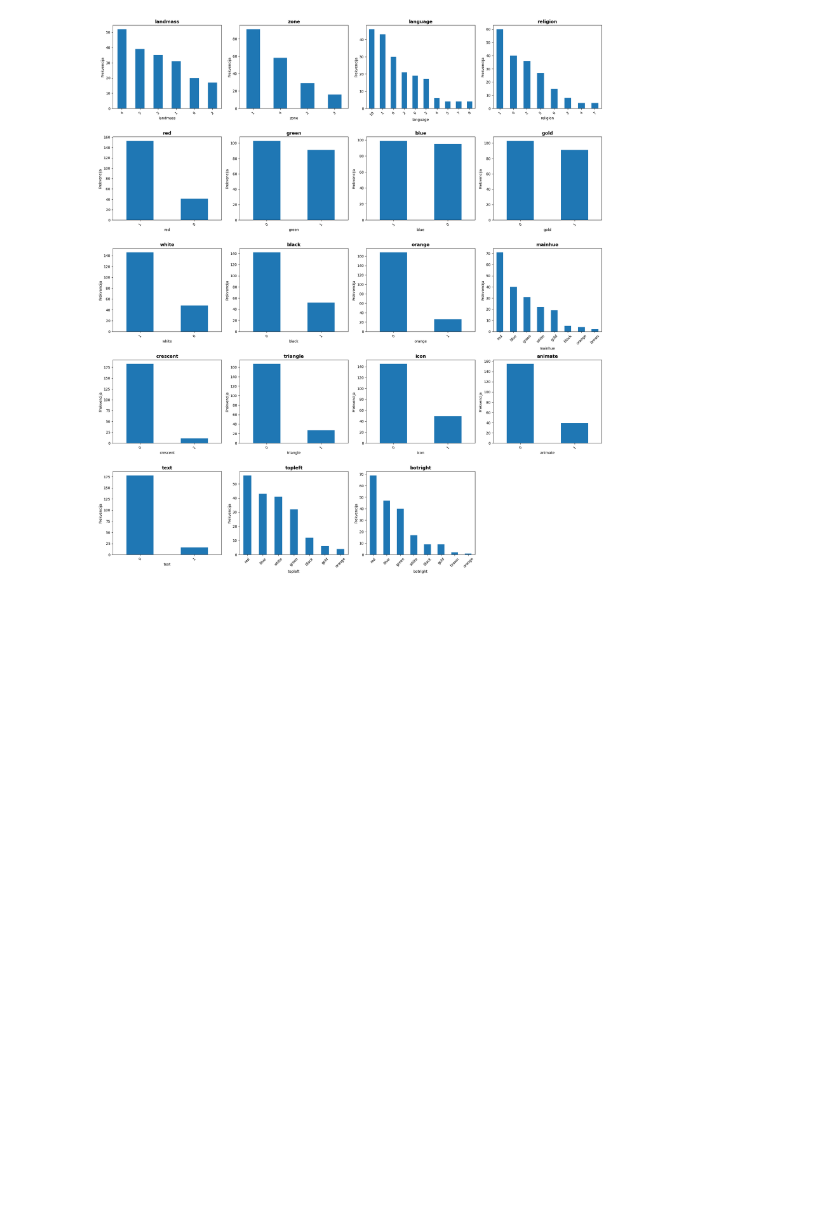
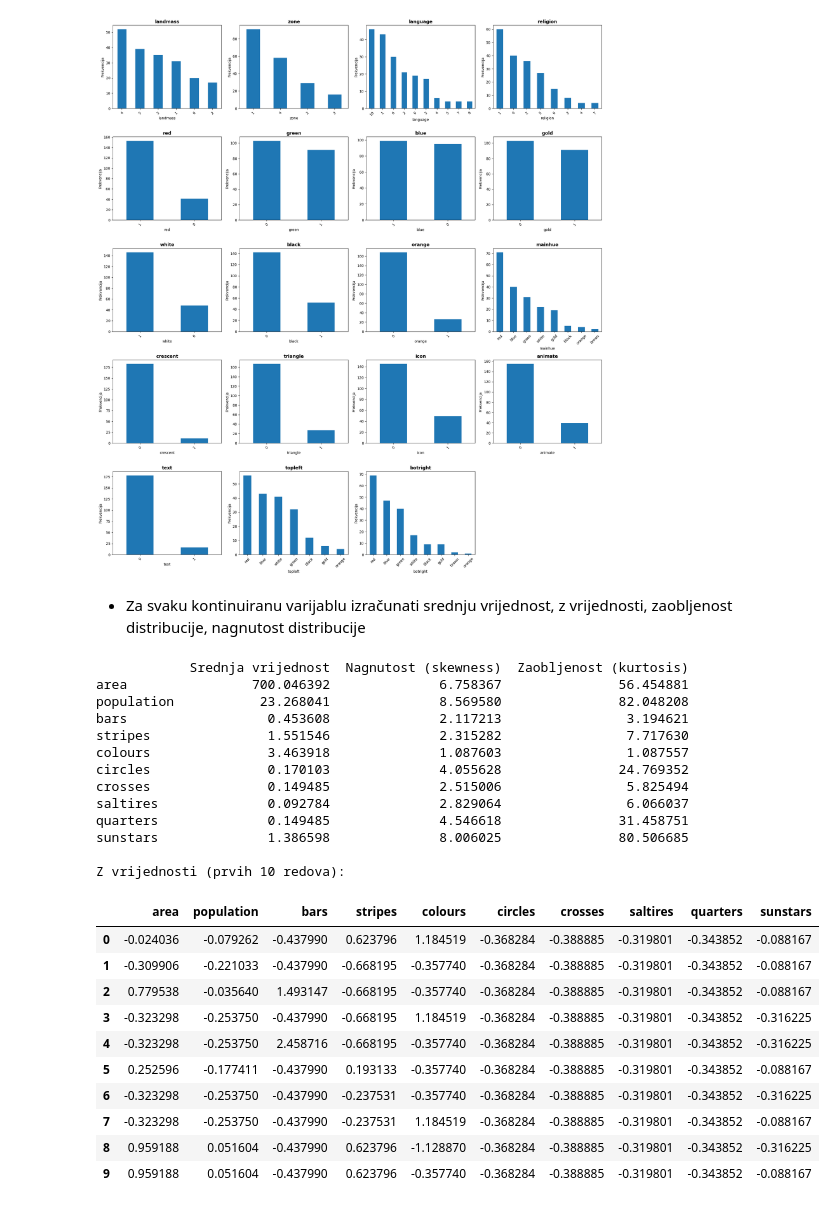
Before and after one commit to TihomirPop/NOSQL_BDA, a Jupyter notebook: 2. dio/zadatak2.ipynb, the cells around one changed output. Drawn from its saved outputs; the diff is of its cells as text; code cells hidden in the pictures; blank space fills up the shorter version.

Commit message:
- Za svaku kontinuiranu varijablu izračunati srednju vrijednost, z vrijednosti, zaobljenost distribucije, nagnutost distribucije

```diff
--- a/2. dio/zadatak2.ipynb
+++ b/2. dio/zadatak2.ipynb
@@ -177,3 +178,46 @@ plt.tight_layout()
 plt.show()
 # %% [output]
 [figure]
+# %% [markdown]
+- Za svaku kontinuiranu varijablu izračunati srednju vrijednost, z vrijednosti, zaobljenost distribucije, nagnutost distribucije
+# %%
+df_kont = df[kontinuiraneVarijable]
+
+# Srednja vrijednost, nagnutost (skewness), zaobljenost (kurtosis)
+statistike = pd.DataFrame({
+    'Srednja vrijednost': df_kont.mean(),
+    'Nagnutost (skewness)': df_kont.skew(),
+    'Zaobljenost (kurtosis)': df_kont.kurtosis()
+})
+
+print(statistike.to_string())
+
+# Z vrijednosti
+z_scores = pd.DataFrame(stats.zscore(df_kont), columns=kontinuiraneVarijable, index=df.index)
+print("\nZ vrijednosti (prvih 10 redova):")
+z_scores.head(10)
+# %% [output]
+            Srednja vrijednost  Nagnutost (skewness)  Zaobljenost (kurtosis)
+area                700.046392              6.758367               56.454881
+population           23.268041              8.569580               82.048208
+bars                  0.453608              2.117213                3.194621
+stripes               1.551546              2.315282                7.717630
+colours               3.463918              1.087603                1.087557
+circles               0.170103              4.055628               24.769352
+crosses               0.149485              2.515006                5.825494
+saltires              0.092784              2.829064                6.066037
+quarters              0.149485              4.546618               31.458751
+sunstars              1.386598              8.006025               80.506685
+
+Z vrijednosti (prvih 10 redova):
+|  | area | population | bars | stripes | colours | circles | crosses | saltires | quarters | sunstars |
+| 0 | -0.024036 | -0.079262 | -0.437990 | 0.623796 | 1.184519 | -0.368284 | -0.388885 | -0.319801 | -0.343852 | -0.088167 |
+| 1 | -0.309906 | -0.221033 | -0.437990 | -0.668195 | -0.357740 | -0.368284 | -0.388885 | -0.319801 | -0.343852 | -0.088167 |
+| 2 | 0.779538 | -0.035640 | 1.493147 | -0.668195 | -0.357740 | -0.368284 | -0.388885 | -0.319801 | -0.343852 | -0.088167 |
+| 3 | -0.323298 | -0.253750 | -0.437990 | -0.668195 | 1.184519 | -0.368284 | -0.388885 | -0.319801 | -0.343852 | -0.316225 |
+| 4 | -0.323298 | -0.253750 | 2.458716 | -0.668195 | -0.357740 | -0.368284 | -0.388885 | -0.319801 | -0.343852 | -0.316225 |
+| 5 | 0.252596 | -0.177411 | -0.437990 | 0.193133 | -0.357740 | -0.368284 | -0.388885 | -0.319801 | -0.343852 | -0.088167 |
+| 6 | -0.323298 | -0.253750 | -0.437990 | -0.237531 | -0.357740 | -0.368284 | -0.388885 | -0.319801 | -0.343852 | -0.316225 |
+| 7 | -0.323298 | -0.253750 | -0.437990 | -0.237531 | 1.184519 | -0.368284 | -0.388885 | -0.319801 | -0.343852 | -0.088167 |
+| 8 | 0.959188 | 0.051604 | -0.437990 | 0.623796 | -1.128870 | -0.368284 | -0.388885 | -0.319801 | -0.343852 | -0.316225 |
+| 9 | 0.959188 | 0.051604 | -0.437990 | 0.623796 | -0.357740 | -0.368284 | -0.388885 | -0.319801 | -0.343852 | -0.088167 |
```
Also changed, not shown: parts of 1 cell of this notebook.
